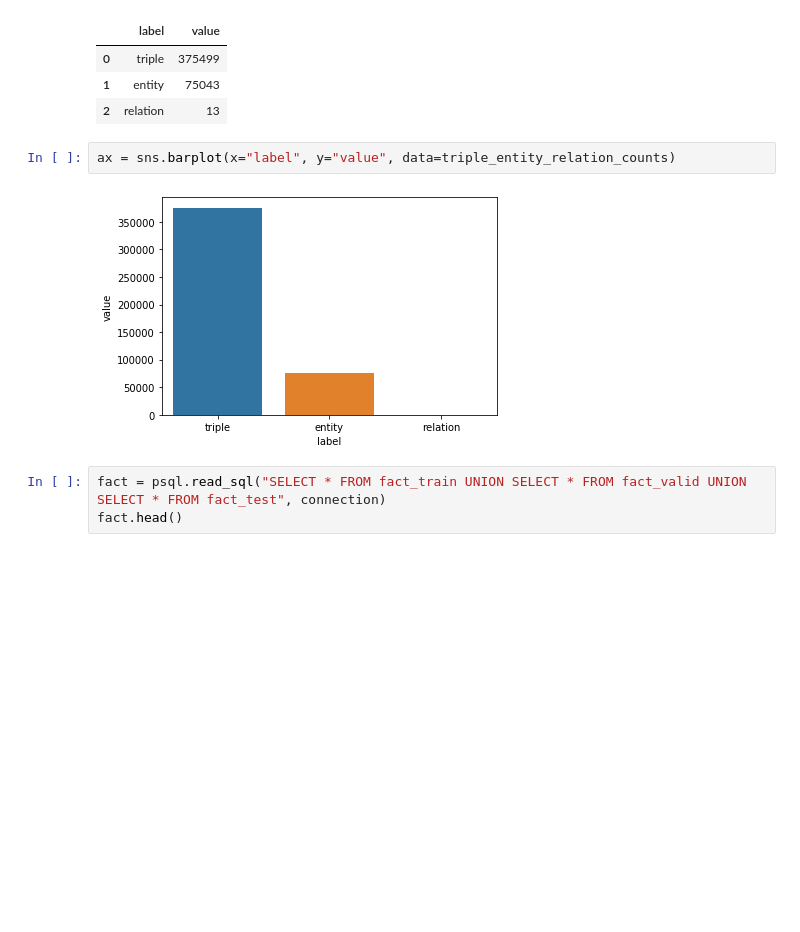
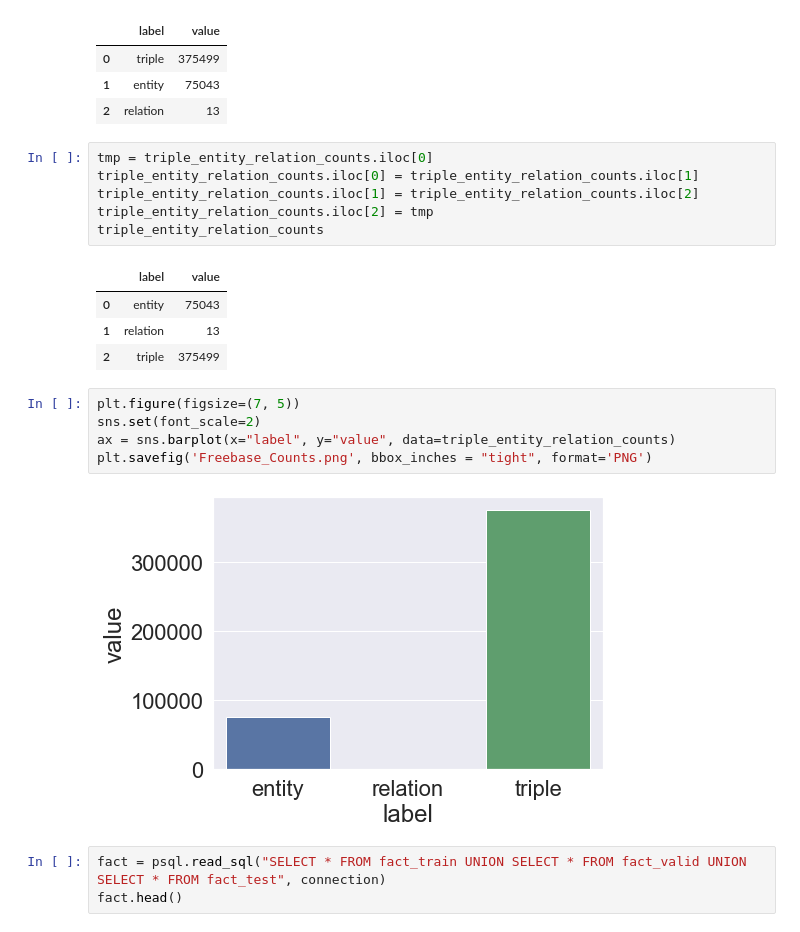
Before and after one commit to xhosaBoy/optimised-neural-tensor-network, a Jupyter notebook: notebooks/Freebase_Histogram.ipynb, the cells around one changed output. Saved outputs shown, nothing was run; the diff lists cells and outputs as text; blank space fills up the shorter version.

```diff
--- a/notebooks/Freebase_Histogram.ipynb
+++ b/notebooks/Freebase_Histogram.ipynb
@@ -176,10 +176,24 @@ triple_entity_relation_counts.head()
 | 0 | triple | 375499 |
 | 1 | entity | 75043 |
 | 2 | relation | 13 |
+# %%
+tmp = triple_entity_relation_counts.iloc[0]
+triple_entity_relation_counts.iloc[0] = triple_entity_relation_counts.iloc[1]
+triple_entity_relation_counts.iloc[1] = triple_entity_relation_counts.iloc[2]
+triple_entity_relation_counts.iloc[2] = tmp
+triple_entity_relation_counts
+# %% [output]
+|  | label | value |
+| 0 | entity | 75043 |
+| 1 | relation | 13 |
+| 2 | triple | 375499 |
 # %%
+plt.figure(figsize=(7, 5))
+sns.set(font_scale=2)
 ax = sns.barplot(x="label", y="value", data=triple_entity_relation_counts)
+plt.savefig('Freebase_Counts.png', bbox_inches = "tight", format='PNG')
 # %% [output]
-[figure, old version]
+[figure, new version]
 # %%
 fact = psql.read_sql("SELECT * FROM fact_train UNION SELECT * FROM fact_valid UNION SELECT * FROM fact_test", connection)
 fact.head()
```
Also changed, not shown: parts of 14 cells of this notebook, 2 other files.
